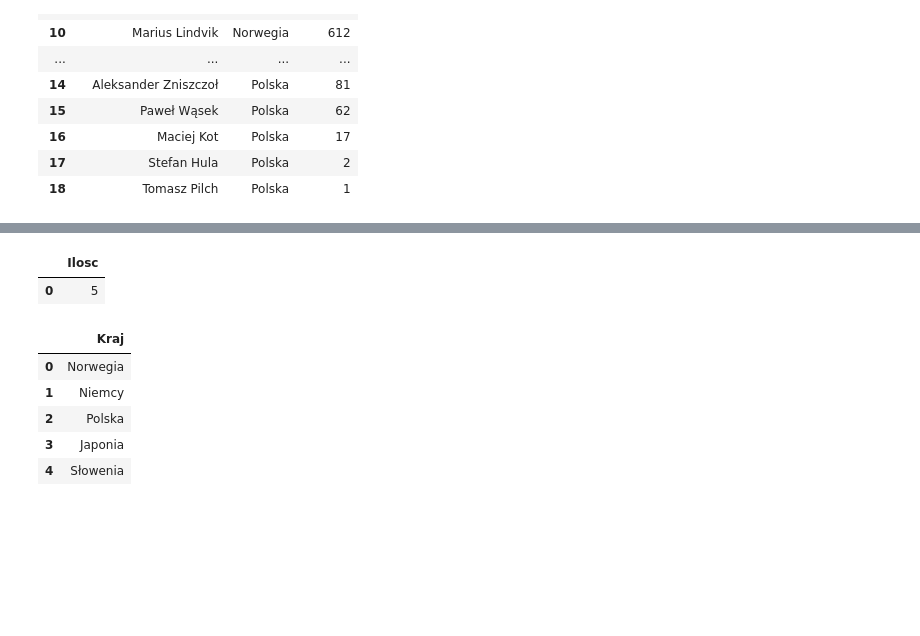
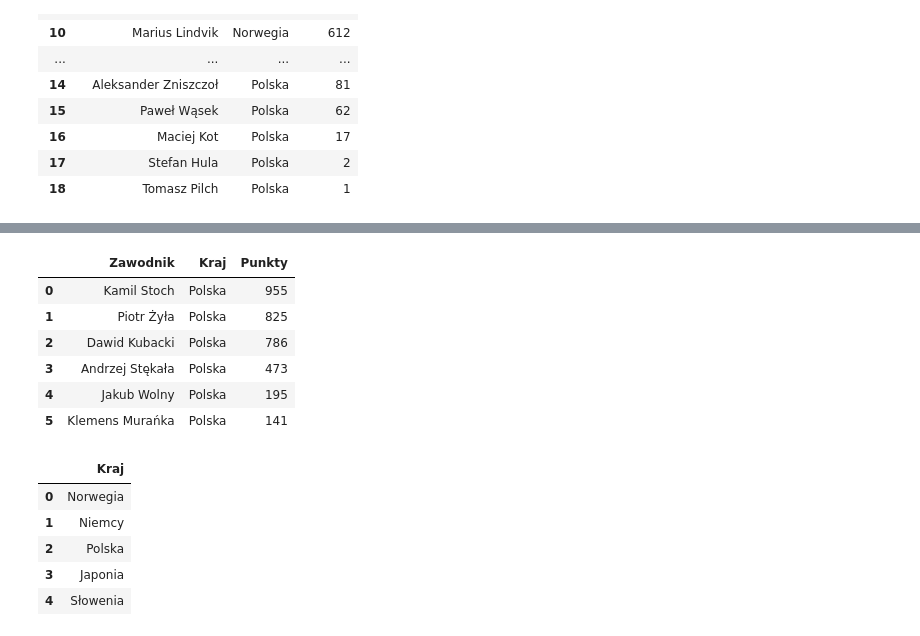
Before and after one commit to Lalsep/SQL-light, a Jupyter notebook: sql.ipynb, the cells around one changed output, grey strips where cells are left out. Drawn from its saved outputs; the diff is of its cells as text; code cells hidden in the pictures; blank space fills up the shorter version.

```diff
--- a/sql.ipynb
+++ b/sql.ipynb
@@ -54,12 +78,17 @@ db.to_sql('plywanie', con, if_exists = 'replace')
 con.close()
 # %%
 con = sqlite3.connect('data/wyniki.db')
-dd = pd.read_sql_query("SELECT count(DISTINCT Kraj) as Ilosc from narciarstwo" , con)
+dd = pd.read_sql_query("SELECT Zawodnik, Kraj, Punkty from narciarstwo WHERE Kraj == 'Polska' AND Punkty > 100" , con)
 con.close()
 dd
 # %% [output]
-|  | Ilosc |
-| 0 | 5 |
+|  | Zawodnik | Kraj | Punkty |
+| 0 | Kamil Stoch | Polska | 955 |
+| 1 | Piotr Żyła | Polska | 825 |
+| 2 | Dawid Kubacki | Polska | 786 |
+| 3 | Andrzej Stękała | Polska | 473 |
+| 4 | Jakub Wolny | Polska | 195 |
+| 5 | Klemens Murańka | Polska | 141 |
 # %%
 con = sqlite3.connect('data/wyniki.db')
 dc = pd.read_sql_query("SELECT DISTINCT Kraj from narciarstwo", con)
```
Also changed, not shown: parts of 8 cells of this notebook, 1 other file.
